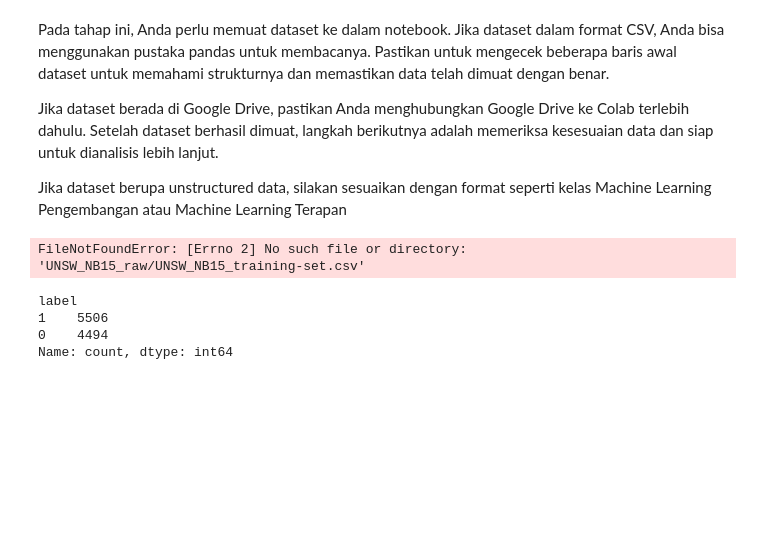
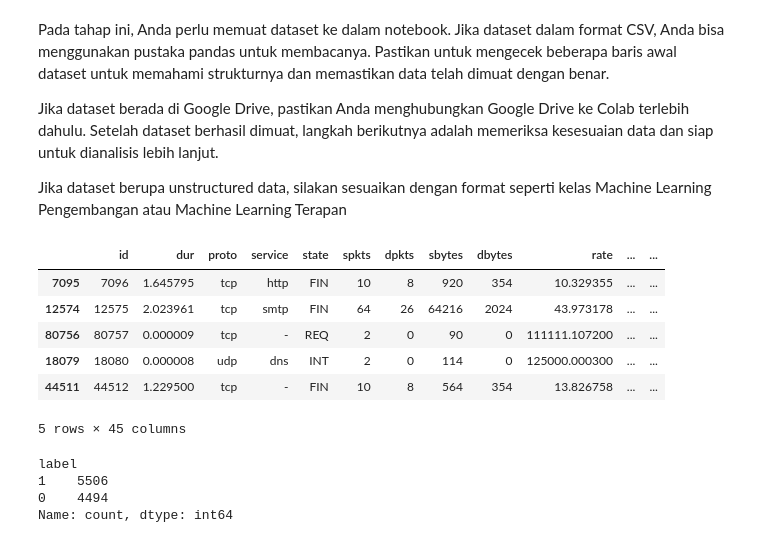
Before and after one commit to Maan-py/Eksperimen_SML_Muhammad-Luqmaan, a Jupyter notebook: preprocessing/Eksperimen_Muhammad_Luqmaan.ipynb, the cells around one changed output. Cells and saved outputs as stored; diff of their text form; code cells hidden in the pictures; blank space fills up the shorter version.

Commit message:
fix error

```diff
--- a/preprocessing/Eksperimen_Muhammad_Luqmaan.ipynb
+++ b/preprocessing/Eksperimen_Muhammad_Luqmaan.ipynb
@@ -39,19 +39,25 @@ Jika dataset berada di Google Drive, pastikan Anda menghubungkan Google Drive ke
 
 Jika dataset berupa unstructured data, silakan sesuaikan dengan format seperti kelas Machine Learning Pengembangan atau Machine Learning Terapan
 # %%
-df = pd.read_csv("UNSW_NB15_raw/UNSW_NB15_training-set.csv")
+df = pd.read_csv("../UNSW_NB15_raw/UNSW_NB15_training-set.csv")
 
 from sklearn.model_selection import train_test_split
 
 # hanya ambil 10.000 sampel untuk mempercepat eksperimen
 df, _ = train_test_split(
     df, train_size=10000, stratify=df["label"], random_state=42
 )
 
 
 df.head()
 # %% [output]
+|  | id | dur | proto | service | state | spkts | dpkts | sbytes | dbytes | rate | ... | ... |
+| 7095 | 7096 | 1.645795 | tcp | http | FIN | 10 | 8 | 920 | 354 | 10.329355 | ... | ... |
+| 12574 | 12575 | 2.023961 | tcp | smtp | FIN | 64 | 26 | 64216 | 2024 | 43.973178 | ... | ... |
+| 80756 | 80757 | 0.000009 | tcp | - | REQ | 2 | 0 | 90 | 0 | 111111.107200 | ... | ... |
+| 18079 | 18080 | 0.000008 | udp | dns | INT | 2 | 0 | 114 | 0 | 125000.000300 | ... | ... |
+| 44511 | 44512 | 1.229500 | tcp | - | FIN | 10 | 8 | 564 | 354 | 13.826758 | ... | ... |
-FileNotFoundError: [Errno 2] No such file or directory: 'UNSW_NB15_raw/UNSW_NB15_training-set.csv'
+5 rows × 45 columns
 # %%
 df["label"].value_counts()
 # %% [output]
```
Also changed, not shown: parts of 3 cells of this notebook, 4 other files.
